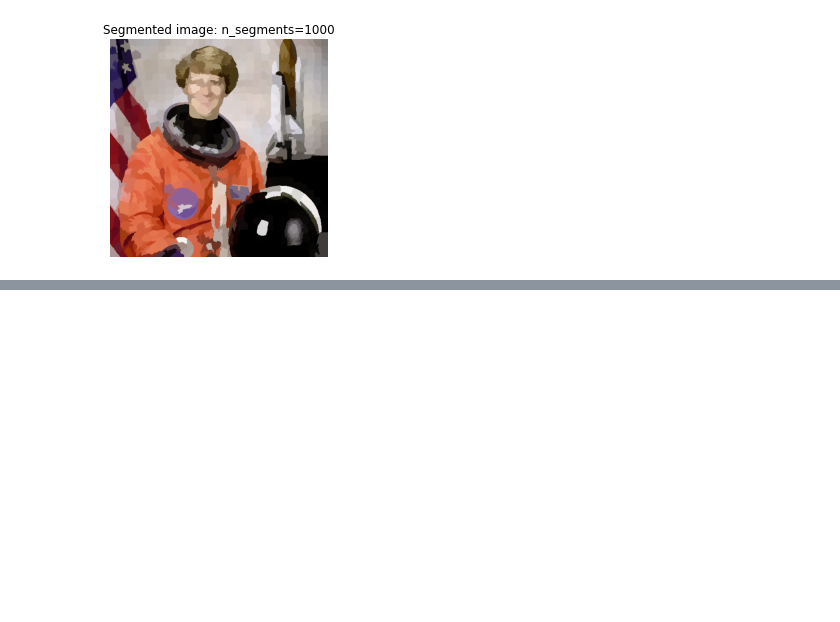
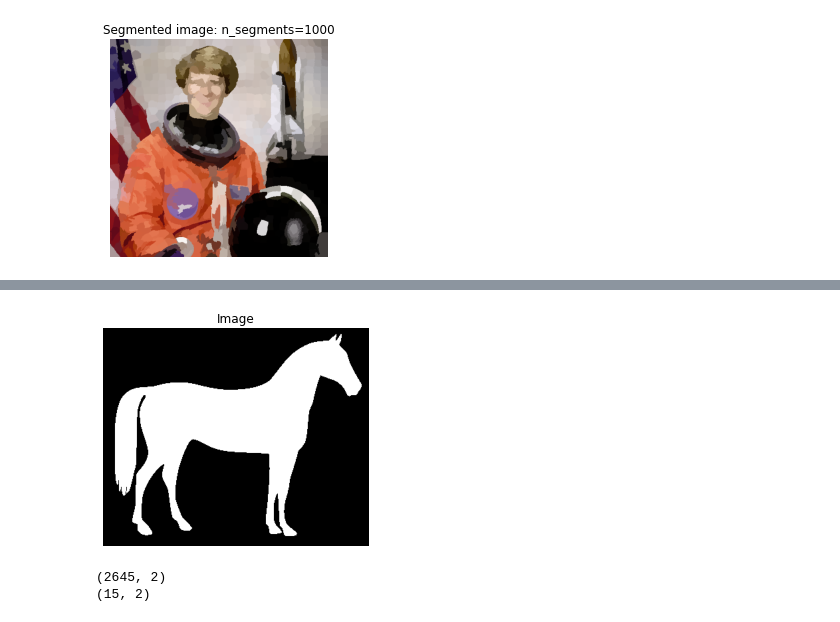
Before and after one commit to anmorgan24/Springboard, a Jupyter notebook: Notes/Image_Processing/Image_Processing_04.ipynb, the cells around one changed output, grey strips where cells are left out. Drawn from its saved outputs; the diff is of its cells as text; code cells hidden in the pictures; blank space fills up the shorter version.

```diff
--- a/Notes/Image_Processing/Image_Processing_04.ipynb
+++ b/Notes/Image_Processing/Image_Processing_04.ipynb
@@ -197,0 +363,15 @@ show_image(segmented_image/255, 'Segmented image: n_segments=1000')
+# %%
+horse_image = data.horse()
+thresh = 0.5
+inverted_horse = horse_image <= thresh
+# %%
+show_image(inverted_horse)
+# %% [output]
+[figure, added]
+# %%
+contours = measure.find_contours(inverted_horse, 0.8)
+for contour in contours:
+    print(contour.shape)
+# %% [output]
+(2645, 2)
+(15, 2)
```
Also changed, not shown: parts of 21 cells of this notebook, 3 other files.
